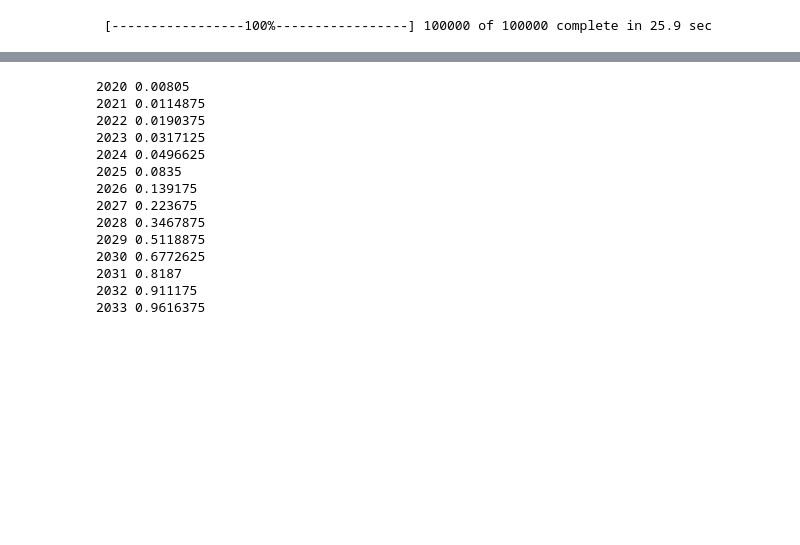
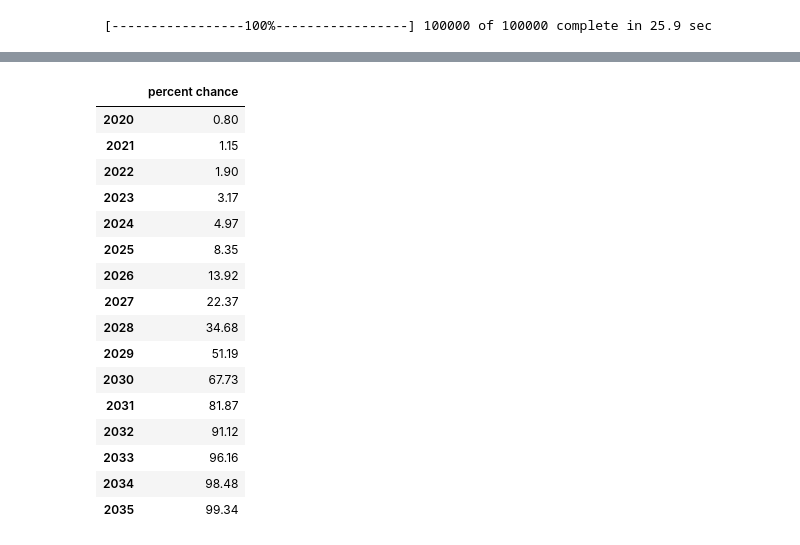
Before and after one commit to dspak/ultradata, a Jupyter notebook: hardrock 100 entry model.ipynb, the cells around one changed output, grey strips where cells are left out. Saved outputs shown, nothing was run; the diff lists cells and outputs as text; code cells hidden in the pictures; blank space fills up the shorter version.

```diff
--- a/hardrock 100 entry model.ipynb
+++ b/hardrock 100 entry model.ipynb
@@ -115,18 +137,24 @@ plt.hist(mcmc.trace('b0')[:], bins=50)
 # %%
-for x in xrange(14):
-    print ytp_real[x],sum(np.mean(mcmc.trace('final_odds')[:],1)[:,x]<=45)/80000.0
+tmp_perc = []
+for x in xrange(len(ytp)):
+    tmp_perc.append(round(sum(np.mean(mcmc.trace('final_odds')[:],1)[:,x]<=45)/80000.0,4)*100)
+
+pd.DataFrame(index=ytp_real,data={'percent chance':tmp_perc})
 # %% [output]
-2020 0.00805
-2021 0.0114875
-2022 0.0190375
-2023 0.0317125
-2024 0.0496625
-2025 0.0835
-2026 0.139175
-2027 0.223675
-2028 0.3467875
-2029 0.5118875
-2030 0.6772625
-2031 0.8187
-2032 0.911175
-2033 0.9616375
+|  | percent chance |
+| 2020 | 0.80 |
+| 2021 | 1.15 |
+| 2022 | 1.90 |
+| 2023 | 3.17 |
+| 2024 | 4.97 |
+| 2025 | 8.35 |
+| 2026 | 13.92 |
+| 2027 | 22.37 |
+| 2028 | 34.68 |
+| 2029 | 51.19 |
+| 2030 | 67.73 |
+| 2031 | 81.87 |
+| 2032 | 91.12 |
+| 2033 | 96.16 |
+| 2034 | 98.48 |
+| 2035 | 99.34 |
```
Also changed, not shown: parts of 9 cells of this notebook.
